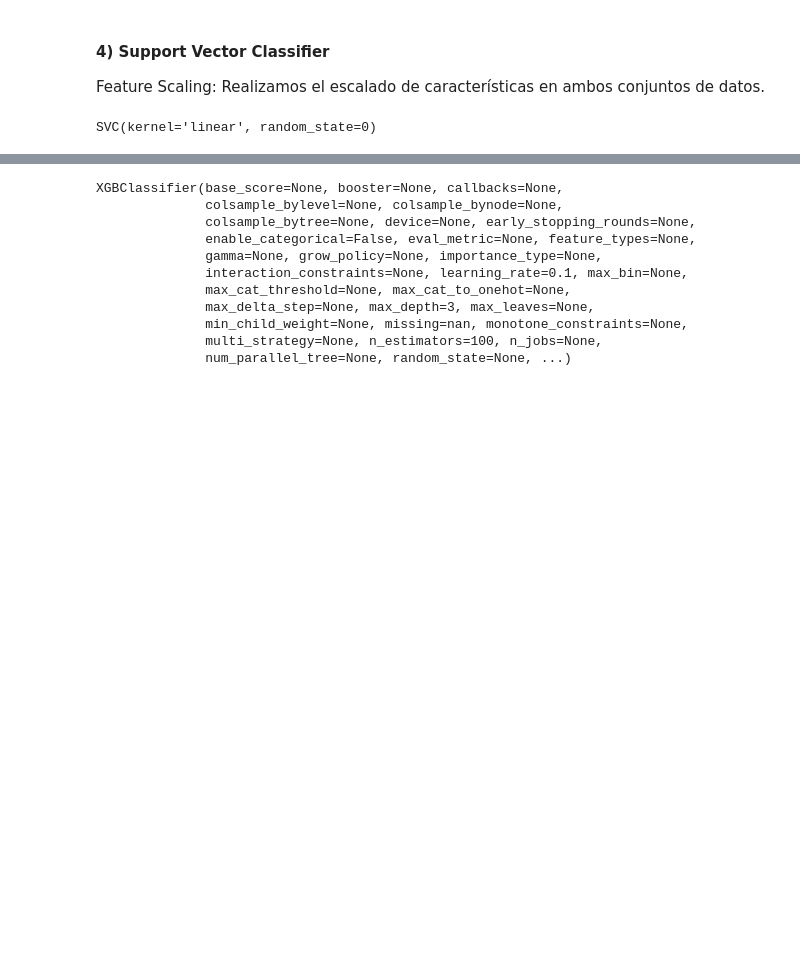
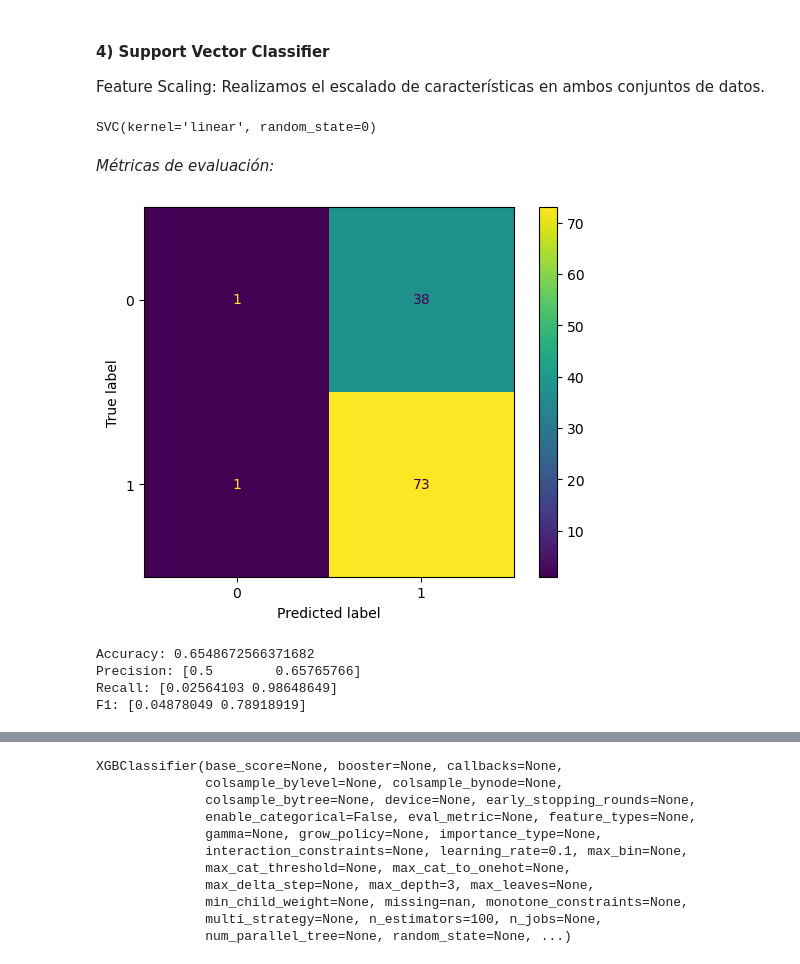
Before and after one commit to CristianPerafan/ArtificiallIntelligence, a Jupyter notebook: Primera parte/Lab.ipynb, the cells around one changed output, grey strips where cells are left out. Saved outputs shown, nothing was run; the diff lists cells and outputs as text; code cells hidden in the pictures; blank space fills up the shorter version.

```diff
--- a/Primera parte/Lab.ipynb
+++ b/Primera parte/Lab.ipynb
@@ -863,6 +969,29 @@ x_test=scaler.fit_transform(X_test)
 from sklearn.svm import SVC
 svc=SVC(kernel="linear",random_state=0)
 # %%
-svc.fit(X_train,y_train)
+svc.fit(x_train,y_train)
 # %% [output]
 SVC(kernel='linear', random_state=0)
+# %% [markdown]
+*Métricas de evaluación:*
+# %%
+y_pred = svc.predict(X_test)
+
+confusion_matrix = metrics.confusion_matrix(y_test, y_pred)
+
+cm_display = metrics.ConfusionMatrixDisplay(confusion_matrix = confusion_matrix, display_labels = [0, 1])
+
+cm_display.plot()
+plt.show()
+# %% [output]
+[figure, added]
+# %%
+print(f'Accuracy: {accuracy_score(y_test, y_pred)}')
+print(f'Precision: {precision_score(y_test, y_pred, average=None)}')
+print(f'Recall: {recall_score(y_test, y_pred, average=None)}')
+print(f'F1: {f1_score(y_test, y_pred, average=None)}')
+# %% [output]
+Accuracy: 0.6548672566371682
+Precision: [0.5        0.65765766]
+Recall: [0.02564103 0.98648649]
+F1: [0.04878049 0.78918919]
```
Also changed, not shown: parts of 30 cells of this notebook, 5 other files.
